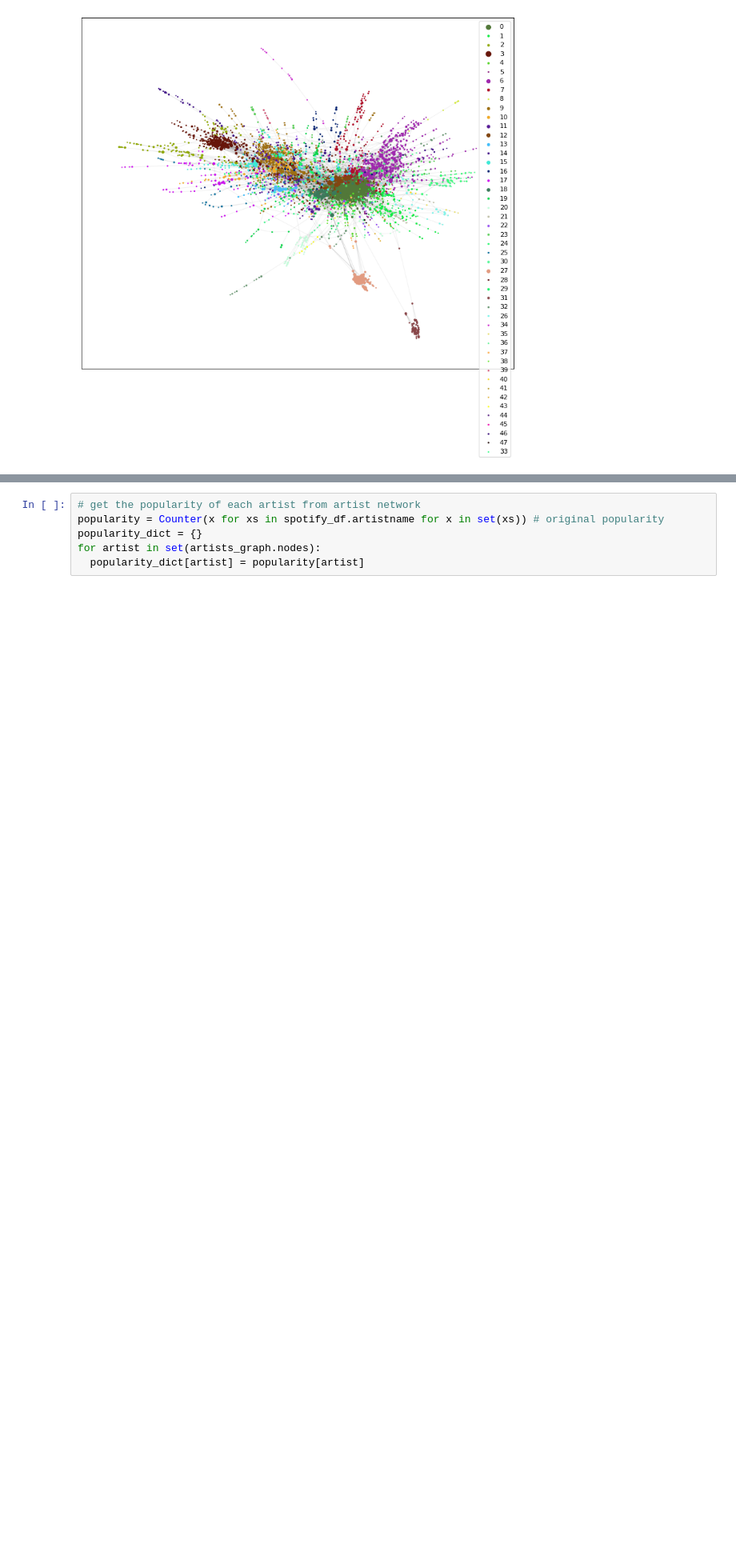
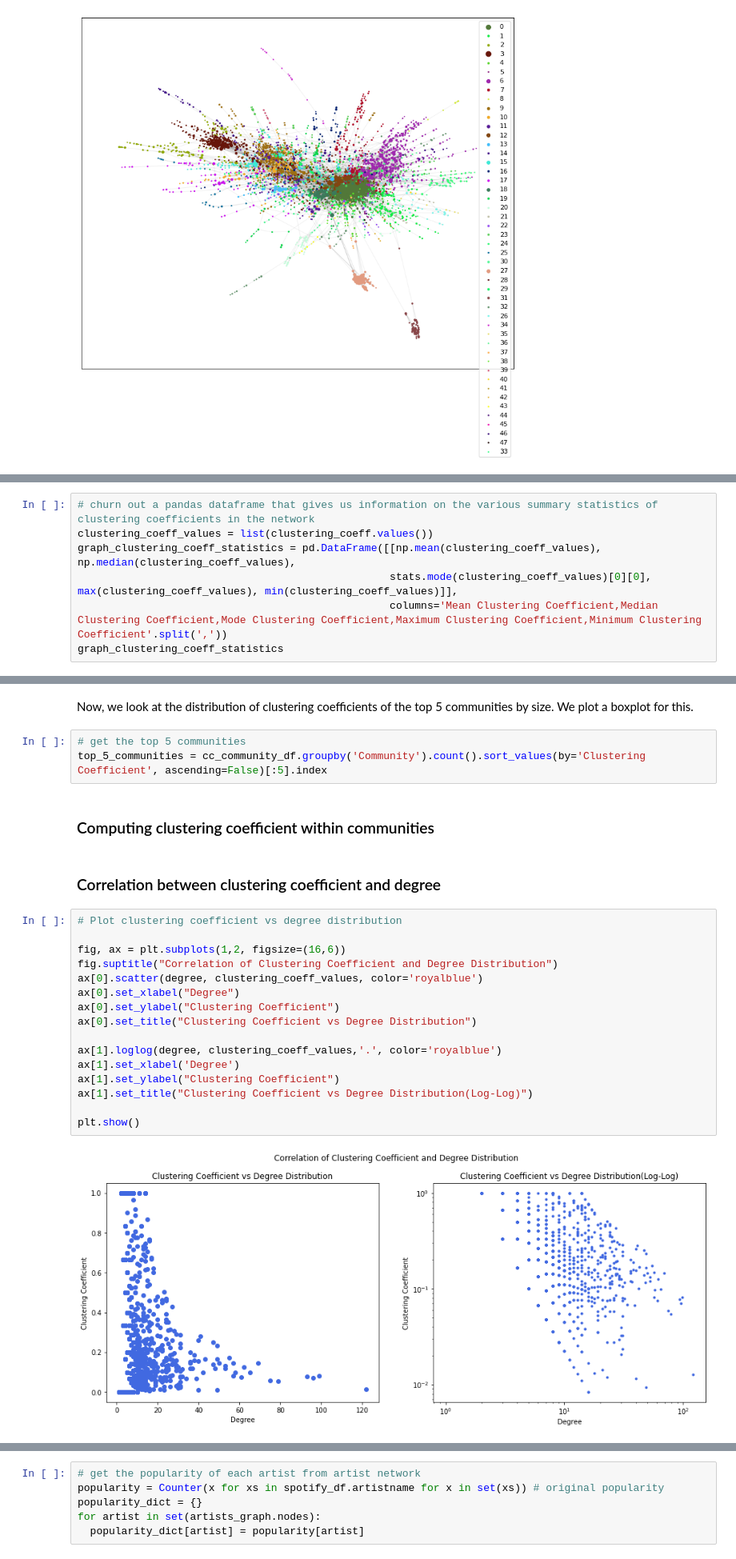
Before and after one commit to bakos97/Final-project-Social-Graphs, a Jupyter notebook: notebooks/Spotify_Network_(from_Collaboration).ipynb, the cells around one changed output, grey strips where cells are left out. Shown at 80% size. Saved outputs shown, nothing was run; the diff lists cells and outputs as text; blank space fills up the shorter version.

```diff
--- a/notebooks/Spotify_Network_(from_Collaboration).ipynb
+++ b/notebooks/Spotify_Network_(from_Collaboration).ipynb
@@ -614,0 +744,7 @@ AdjustSpeedAndApplyForces step  took  2.47  seconds
+# %%
+# churn out a pandas dataframe that gives us information on the various summary statistics of clustering coefficients in the network
+clustering_coeff_values = list(clustering_coeff.values())
+graph_clustering_coeff_statistics = pd.DataFrame([[np.mean(clustering_coeff_values), np.median(clustering_coeff_values),
+                                                  stats.mode(clustering_coeff_values)[0][0], max(clustering_coeff_values), min(clustering_coeff_values)]],
+                                                  columns='Mean Clustering Coefficient,Median Clustering Coefficient,Mode Clustering Coefficient,Maximum Clustering Coefficient,Minimum Clustering Coefficient'.split(','))
+graph_clustering_coeff_statistics
@@ -614,0 +772,27 @@ AdjustSpeedAndApplyForces step  took  2.47  seconds
+# %% [markdown]
+Now, we look at the distribution of clustering coefficients of the top 5 communities by size. We plot a boxplot for this.
+# %%
+# get the top 5 communities
+top_5_communities = cc_community_df.groupby('Community').count().sort_values(by='Clustering Coefficient', ascending=False)[:5].index
+# %% [markdown]
+### Computing clustering coefficient within communities
+# %% [markdown]
+### Correlation between clustering coefficient and degree
+# %%
+# Plot clustering coefficient vs degree distribution
+
+fig, ax = plt.subplots(1,2, figsize=(16,6))
+fig.suptitle("Correlation of Clustering Coefficient and Degree Distribution")
+ax[0].scatter(degree, clustering_coeff_values, color='royalblue')
+ax[0].set_xlabel("Degree")
+ax[0].set_ylabel("Clustering Coefficient")
+ax[0].set_title("Clustering Coefficient vs Degree Distribution")
+
+ax[1].loglog(degree, clustering_coeff_values,'.', color='royalblue')
+ax[1].set_xlabel('Degree')
+ax[1].set_ylabel("Clustering Coefficient")
+ax[1].set_title("Clustering Coefficient vs Degree Distribution(Log-Log)")
+
+plt.show()
+# %% [output]
+[figure, added]
```
Also changed, not shown: parts of 40 cells of this notebook.
